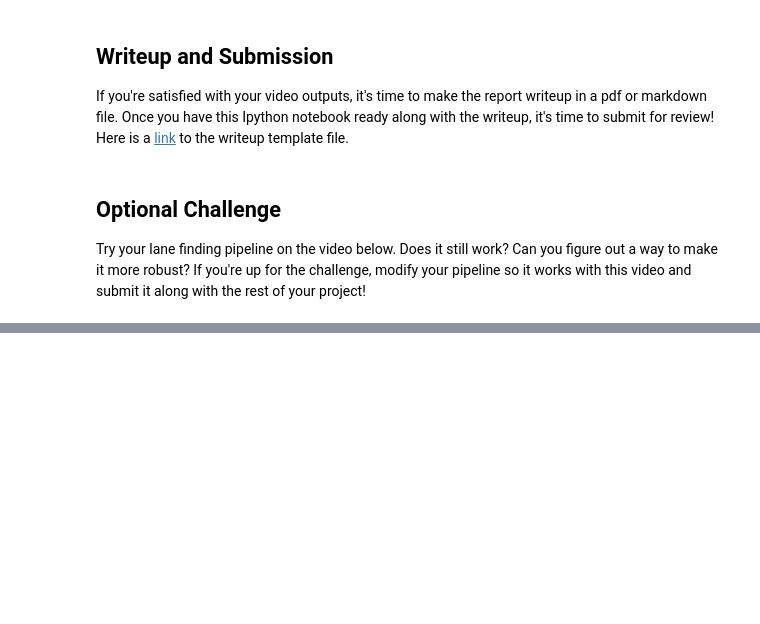
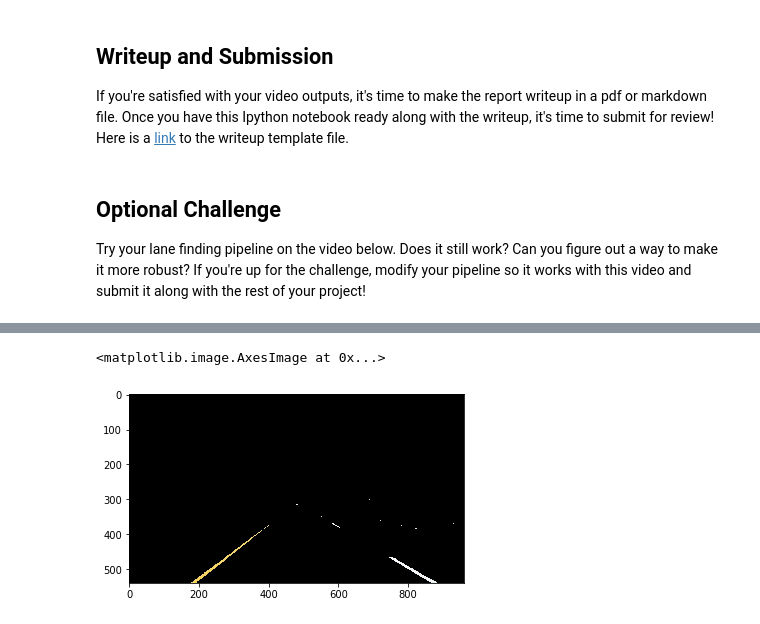
Before and after one commit to CBraeuninger/finding-lane-lines, a Jupyter notebook: P1.ipynb, the cells around one changed output, grey strips where cells are left out. Drawn from its saved outputs; the diff is of its cells as text; code cells hidden in the pictures; blank space fills up the shorter version.

Commit message:
additional color masking to improve robustness

```diff
--- a/P1.ipynb
+++ b/P1.ipynb
@@ -510,3 +508,28 @@ HTML("""
 """.format(challenge_output))
 # %% [output]
 [interactive output not drawn]
+# %%
+def mask_color(image, lower, upper):
+
+    hsv = cv2.cvtColor(image, cv2.COLOR_RGB2HSV)
+    mask = cv2.inRange(hsv, lower, upper)
+
+    res = cv2.bitwise_and(image, image, mask = mask)
+
+    return res
+
+#reading in an image
+image = mpimg.imread('test_images/whiteCarLaneSwitch.jpg')
+
+lower_white = np.array([0,0,230])
+upper_white = np.array([179,255,255])
+
+lower_yellow = np.array([0,100,100])
+upper_yellow = np.array([100,255,255])
+
+masked_image = mask_color(image, lower_white, upper_white)
+plt.imshow(masked_image)
+#plt.imshow(image)
+# %% [output]
+<matplotlib.image.AxesImage at 0x...>
+[figure, added]
```
Also changed, not shown: parts of 9 cells of this notebook, 9 other files.
